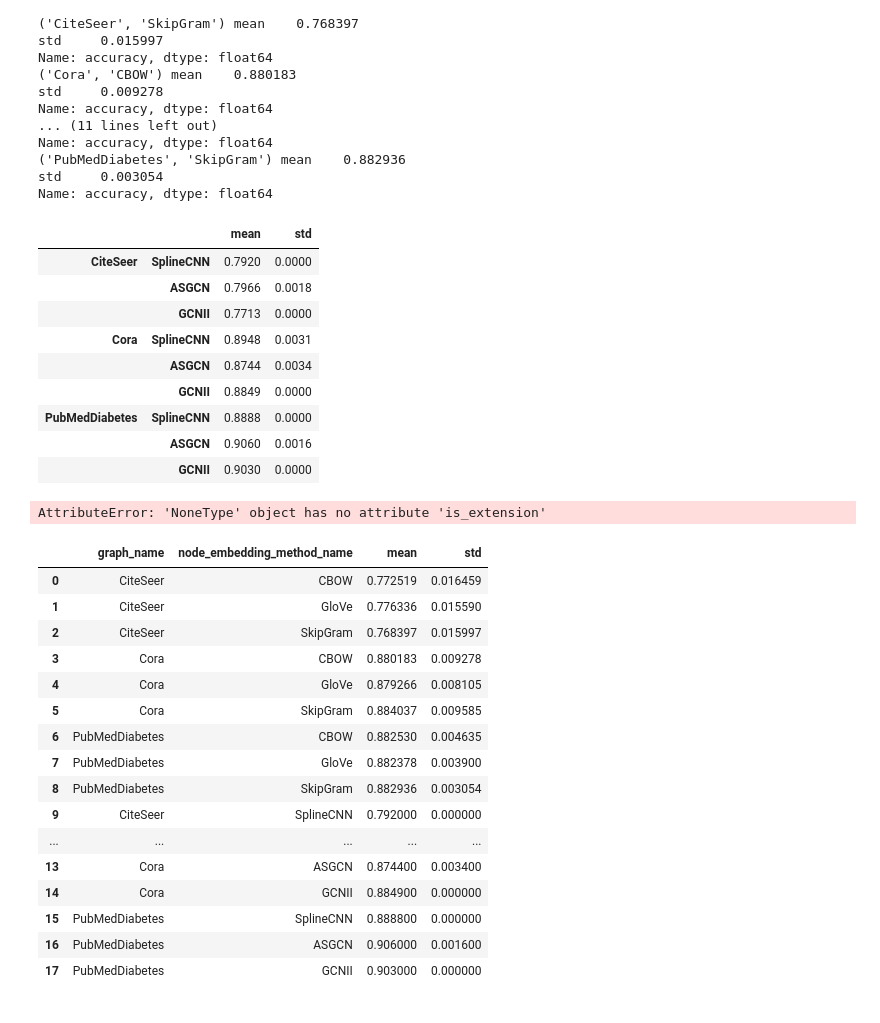
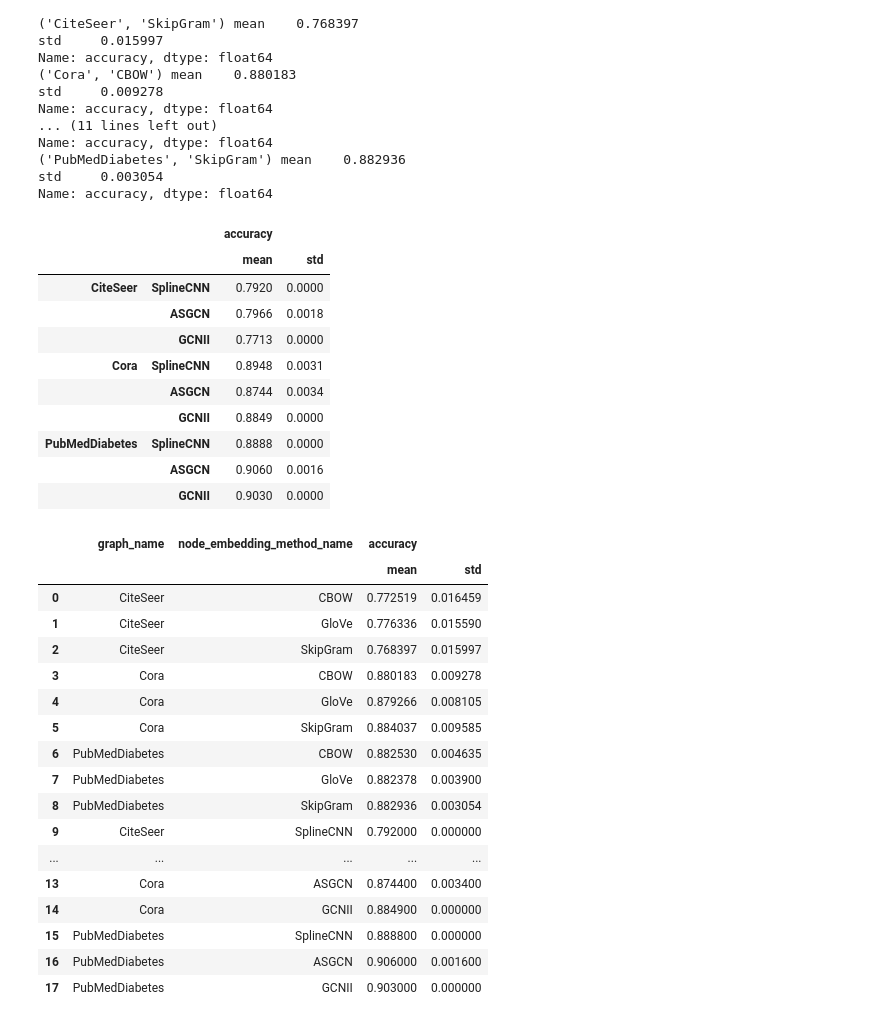
Before and after one commit to LucaCappelletti94/embiggen_experiments, a Jupyter notebook: node_label_predictions/Untitled.ipynb, the cells around one changed output. Drawn from its saved outputs; the diff is of its cells as text; code cells hidden in the pictures.

```diff
--- a/node_label_predictions/Untitled.ipynb
+++ b/node_label_predictions/Untitled.ipynb
@@ -30,19 +30,20 @@ Name: accuracy, dtype: float64
 # %%
 
 others = pd.DataFrame({
     ("CiteSeer", "SplineCNN"): [79.20, 0],
     ("CiteSeer", "ASGCN"): [79.66, 0.18],
     ("CiteSeer", "GCNII"): [77.13, 0],
     ("Cora", "SplineCNN"): [89.48, 0.31],
     ("Cora", "ASGCN"): [87.44, 0.34],
     ("Cora", "GCNII"): [88.49, 0],
     ("PubMedDiabetes", "SplineCNN"): [88.88, 0],
     ("PubMedDiabetes", "ASGCN"): [90.60, 0.16],
     ("PubMedDiabetes", "GCNII"): [90.30, 0],
 }).T / 100
-others.columns = pd.MultiIndex([("accuracy", "mean"), ("accuracy", "std")])
+others.columns = pd.MultiIndex.from_tuples([("accuracy", "mean"), ("accuracy", "std")])
 others
 # %% [output]
+|  |  | accuracy |  |
 |  |  | mean | std |
 | CiteSeer | SplineCNN | 0.7920 | 0.0000 |
 |  | ASGCN | 0.7966 | 0.0018 |
@@ -58,12 +59,11 @@ data = pd.concat([
     validation.groupby(by=["graph_name", "node_embedding_method_name"]).agg(["mean", "std"]),
     others
 ]).dropna(axis=1).reset_index()
-# %% [output]
-AttributeError: 'NoneType' object has no attribute 'is_extension'
 # %%
 data
 # %% [output]
-|  | graph_name | node_embedding_method_name | mean | std |
+|  | graph_name | node_embedding_method_name | accuracy |  |
+|  |  |  | mean | std |
 | 0 | CiteSeer | CBOW | 0.772519 | 0.016459 |
 | 1 | CiteSeer | GloVe | 0.776336 | 0.015590 |
 | 2 | CiteSeer | SkipGram | 0.768397 | 0.015997 |
```
Also changed, not shown: parts of 1 cell of this notebook, 1 other file.
